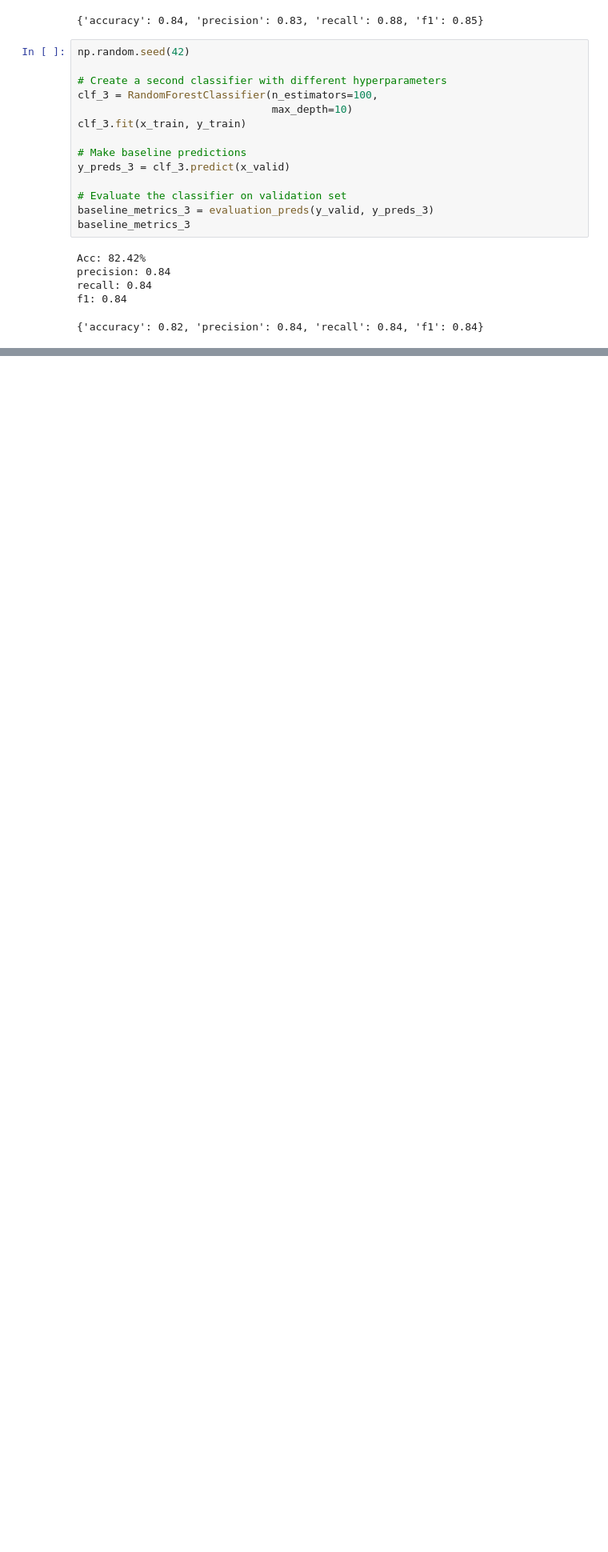
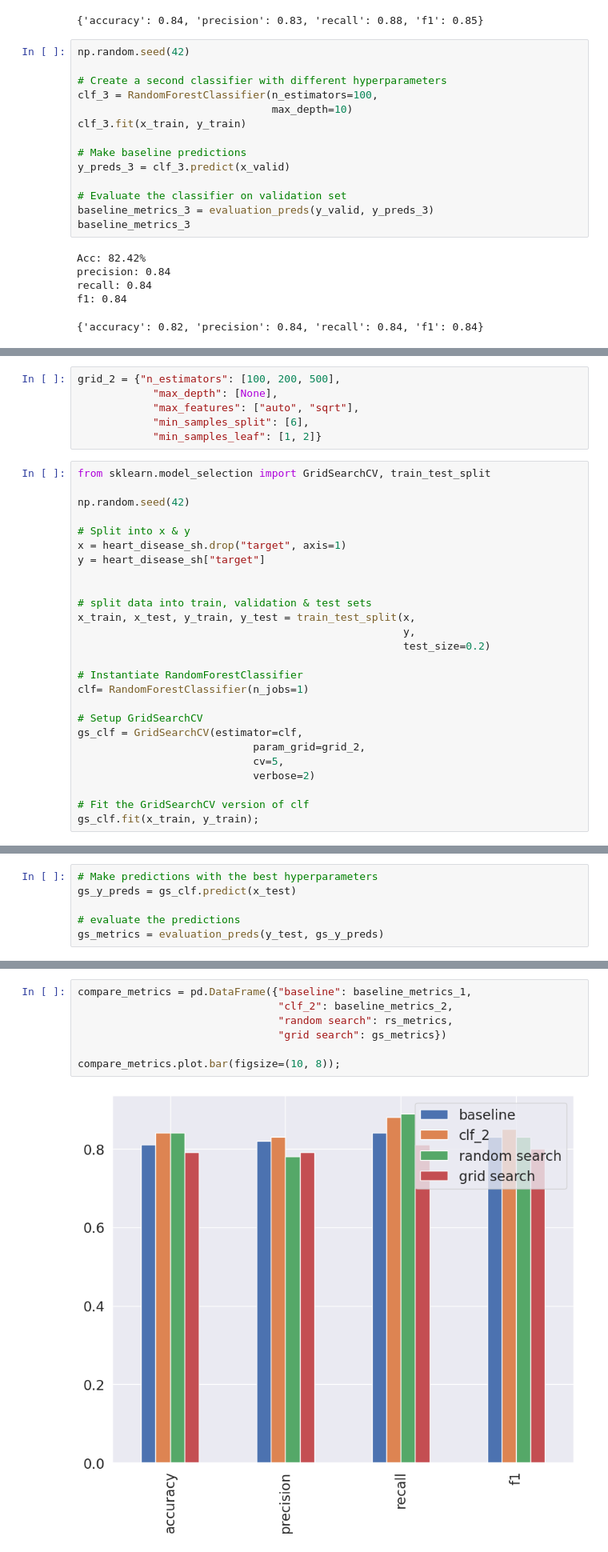
Before and after one commit to ERROR244/AI-ML-DS-Bootcamp, a Jupyter notebook: py/tutorials/T1/src/introduction-to-scikit-learn-1.ipynb, the cells around one changed output, grey strips where cells are left out. Shown at 80% size. Cells and saved outputs as stored; diff of their text form; blank space fills up the shorter version.

```diff
--- a/py/tutorials/T1/src/introduction-to-scikit-learn-1.ipynb
+++ b/py/tutorials/T1/src/introduction-to-scikit-learn-1.ipynb
@@ -2089,0 +2312,32 @@ baseline_metrics_2
+# %%
+grid_2 = {"n_estimators": [100, 200, 500],
+            "max_depth": [None],
+            "max_features": ["auto", "sqrt"],
+            "min_samples_split": [6],
+            "min_samples_leaf": [1, 2]}
+# %%
+from sklearn.model_selection import GridSearchCV, train_test_split
+
+np.random.seed(42)
+
+# Split into x & y
+x = heart_disease_sh.drop("target", axis=1)
+y = heart_disease_sh["target"]
+
+
+# split data into train, validation & test sets
+x_train, x_test, y_train, y_test = train_test_split(x,
+                                                    y,
+                                                    test_size=0.2)
+
+# Instantiate RandomForestClassifier
+clf= RandomForestClassifier(n_jobs=1)
+
+# Setup GridSearchCV
+gs_clf = GridSearchCV(estimator=clf,
+                            param_grid=grid_2,
+                            cv=5,
+                            verbose=2)
+
+# Fit the GridSearchCV version of clf
+gs_clf.fit(x_train, y_train);
@@ -2089,0 +2387,6 @@ baseline_metrics_2
+# %%
+# Make predictions with the best hyperparameters
+gs_y_preds = gs_clf.predict(x_test)
+
+# evaluate the predictions
+gs_metrics = evaluation_preds(y_test, gs_y_preds)
@@ -2089,0 +2400,9 @@ baseline_metrics_2
+# %%
+compare_metrics = pd.DataFrame({"baseline": baseline_metrics_1,
+                                "clf_2": baseline_metrics_2,
+                                "random search": rs_metrics,
+                                "grid search": gs_metrics})
+
+compare_metrics.plot.bar(figsize=(10, 8));
+# %% [output]
+[figure, added]
```
Also changed, not shown: parts of 47 cells of this notebook, 1 other file.
